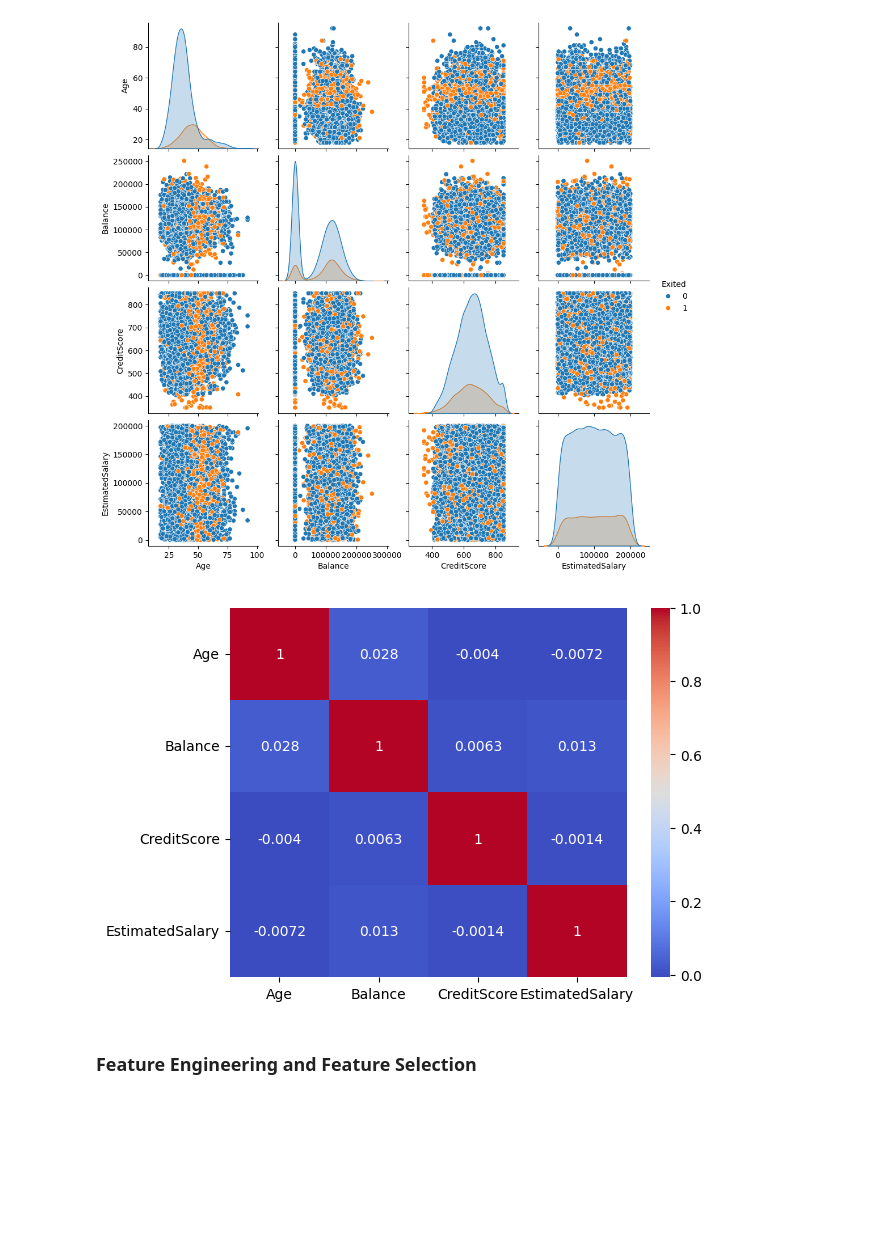
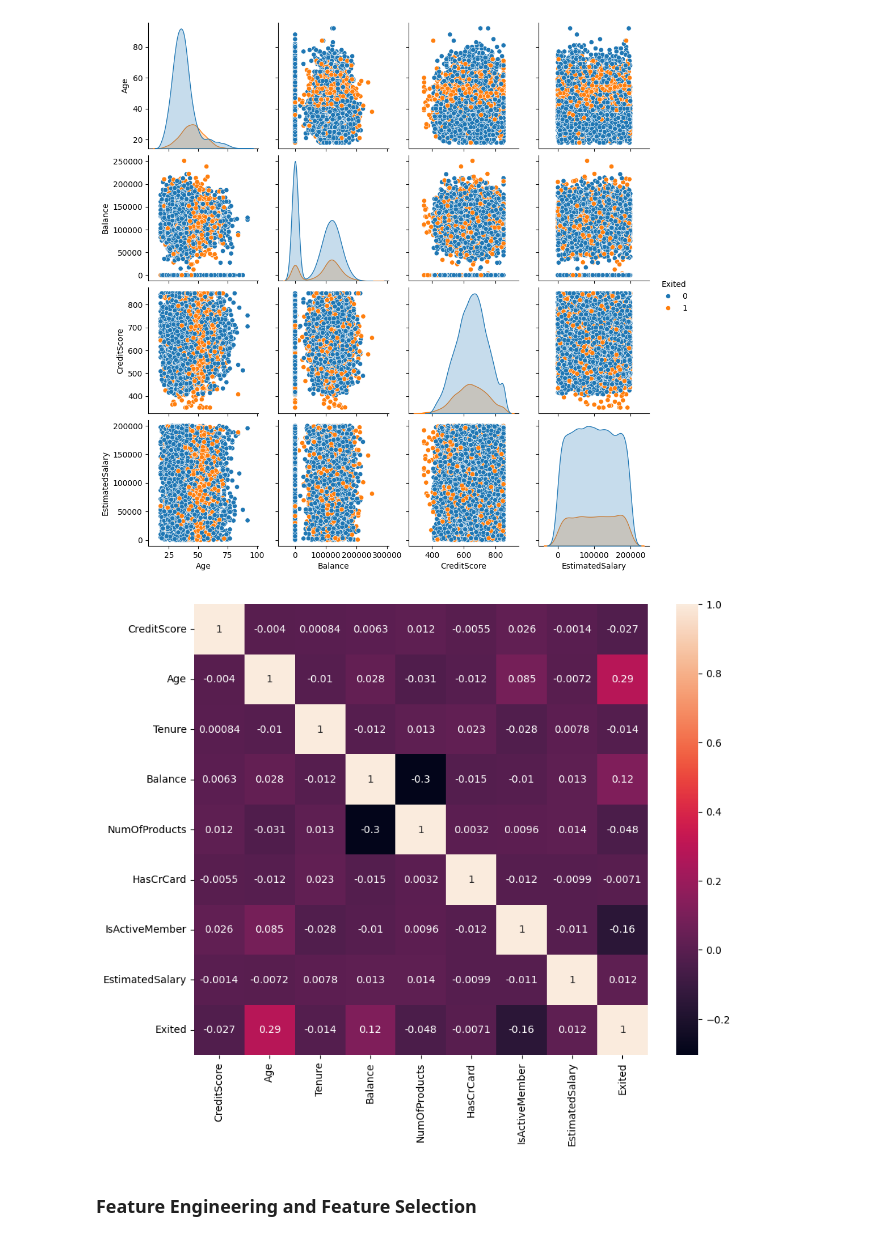
Before and after one commit to bhavesh2205/Bank-Customer-Churn-Prediction, a Jupyter notebook: notebook.ipynb, the cells around one changed output. Cells and saved outputs as stored; diff of their text form; code cells hidden in the pictures; blank space fills up the shorter version.

```diff
--- a/notebook.ipynb
+++ b/notebook.ipynb
@@ -164,11 +166,13 @@ plt.show()
 [figure]
 # %%
 ## plot correlation
-correlation = df[['Age', 'Balance', 'CreditScore', 'EstimatedSalary']].corr()
-sns.heatmap(correlation, annot=True, cmap='coolwarm')
+plt.figure(figsize=(10,8))
+data = df.drop(columns=['RowNumber', 'CustomerId', 'Surname','Geography','Gender'],axis=1)
+correlation = data.corr()
+sns.heatmap(correlation, annot=True)
 plt.show()
 # %% [output]
-[figure, old version]
+[figure, new version]
 # %% [markdown]
 ### Feature Engineering and Feature Selection
 # %%
```
Also changed, not shown: parts of 12 cells of this notebook, 6 other files.
